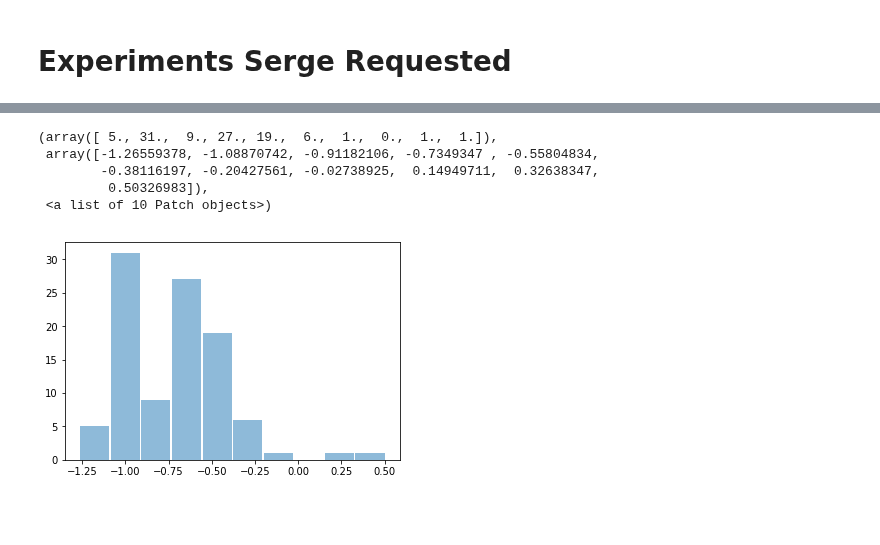
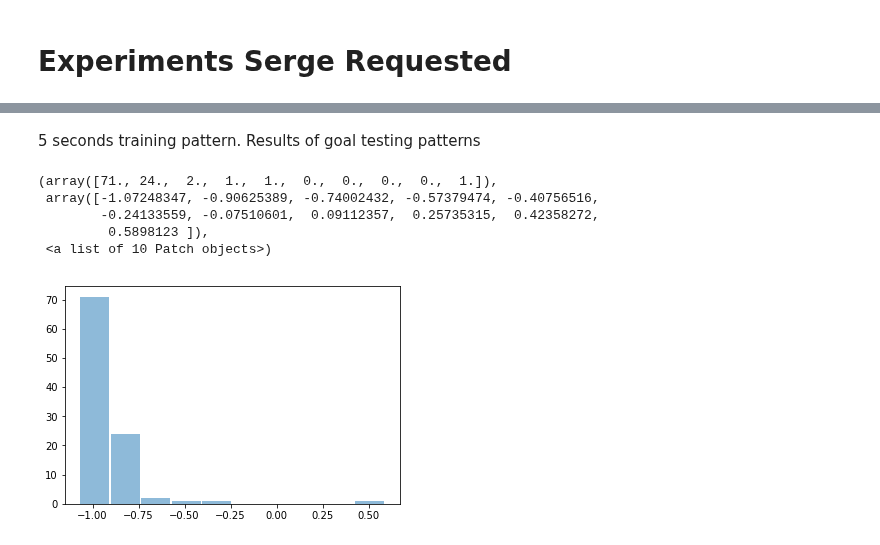
Before and after one commit to maddybartlett/NEN001, a Jupyter notebook: Plots.ipynb, the cells around one changed output, grey strips where cells are left out. Cells and saved outputs as stored; diff of their text form; code cells hidden in the pictures; blank space fills up the shorter version.

Commit message:
Changed Serge's experiments histograms to show results of goal testing patterns

```diff
--- a/Plots.ipynb
+++ b/Plots.ipynb
@@ -779,18 +761,47 @@ plt.hist(len_5, rwidth=0.95, alpha=0.5, label='5 seconds training')
-# %%
-data_5_8 = pd.DataFrame(pytry.read('len_5_dim_8'))
-
-lendim = []
-for i in range(len(data_5_8.T[:100])):
-    a = data_5_8.T[:100].iloc[i].values
-    b = np.concatenate(a).ravel().tolist()
-    lendim.append(b)
-lendim = np.asarray(lendim)
-
-plt.hist(lendim, rwidth=0.95, alpha=0.5, label='5 seconds training')
-# %% [output]
-(array([ 5., 31.,  9., 27., 19.,  6.,  1.,  0.,  1.,  1.]),
- array([-1.26559378, -1.08870742, -0.91182106, -0.7349347 , -0.55804834,
-        -0.38116197, -0.20427561, -0.02738925,  0.14949711,  0.32638347,
-         0.50326983]),
- <a list of 10 Patch objects>)
-[figure, removed]
+# %% [markdown]
+5 seconds training pattern. Results of goal testing patterns
+# %%
+data_5 = pd.DataFrame(pytry.read('len_5'))
+
+gtsxl = pd.DataFrame({'goal_test': pd.concat([data_5.accuracy_test0, data_5.accuracy_test1, data_5.accuracy_test2, data_5.accuracy_test3,
+                                        data_5.accuracy_test4, data_5.accuracy_test5, data_5.accuracy_test6, data_5.accuracy_test7,
+                                        data_5.accuracy_test8, data_5.accuracy_test9, data_5.accuracy_test10, data_5.accuracy_test11,
+                                        data_5.accuracy_test12, data_5.accuracy_test13, data_5.accuracy_test14, data_5.accuracy_test15,
+                                        data_5.accuracy_test16, data_5.accuracy_test17, data_5.accuracy_test18, data_5.accuracy_test19,
+                                        data_5.accuracy_test20, data_5.accuracy_test21, data_5.accuracy_test22, data_5.accuracy_test23,
+                                        data_5.accuracy_test24, data_5.accuracy_test25, data_5.accuracy_test26, data_5.accuracy_test27,
+                                        data_5.accuracy_test28, data_5.accuracy_test29, data_5.accuracy_test30, data_5.accuracy_test31,
+                                        data_5.accuracy_test32, data_5.accuracy_test33, data_5.accuracy_test34, data_5.accuracy_test35,
+                                        data_5.accuracy_test36, data_5.accuracy_test37, data_5.accuracy_test38, data_5.accuracy_test39,
+                                        data_5.accuracy_test40, data_5.accuracy_test41, data_5.accuracy_test42, data_5.accuracy_test43,
+                                        data_5.accuracy_test44, data_5.accuracy_test45, data_5.accuracy_test46, data_5.accuracy_test47,
+                                        data_5.accuracy_test48, data_5.accuracy_test49, data_5.accuracy_test50, data_5.accuracy_test51,
+                                        data_5.accuracy_test52, data_5.accuracy_test53, data_5.accuracy_test54, data_5.accuracy_test55,
+                                        data_5.accuracy_test56, data_5.accuracy_test57, data_5.accuracy_test58, data_5.accuracy_test59,
+                                        data_5.accuracy_test60, data_5.accuracy_test61, data_5.accuracy_test62, data_5.accuracy_test63,
+                                        data_5.accuracy_test64, data_5.accuracy_test65, data_5.accuracy_test66, data_5.accuracy_test67,
+                                        data_5.accuracy_test68, data_5.accuracy_test69, data_5.accuracy_test70, data_5.accuracy_test71,
+                                        data_5.accuracy_test72, data_5.accuracy_test73, data_5.accuracy_test74, data_5.accuracy_test75,
+                                        data_5.accuracy_test76, data_5.accuracy_test77, data_5.accuracy_test78, data_5.accuracy_test79,
+                                        data_5.accuracy_test80, data_5.accuracy_test81, data_5.accuracy_test82, data_5.accuracy_test83,
+                                        data_5.accuracy_test84, data_5.accuracy_test85, data_5.accuracy_test86, data_5.accuracy_test87,
+                                        data_5.accuracy_test88, data_5.accuracy_test89, data_5.accuracy_test90, data_5.accuracy_test91,
+                                        data_5.accuracy_test92, data_5.accuracy_test93, data_5.accuracy_test94, data_5.accuracy_test95,
+                                        data_5.accuracy_test96, data_5.accuracy_test97, data_5.accuracy_test98, data_5.accuracy_test99])})
+
+
+len_5_aimless = []
+for i in range(len(gtsxl)):
+    a = gtsxl.iloc[i].values
+    b = np.concatenate(a).ravel().tolist()
+    len_5_aimless.append(b)
+len_5_aimless = np.asarray(len_5_aimless)
+
+plt.hist(len_5_aimless, rwidth=0.95, alpha=0.5, label='5 seconds training')
+# %% [output]
+(array([71., 24.,  2.,  1.,  1.,  0.,  0.,  0.,  0.,  1.]),
+ array([-1.07248347, -0.90625389, -0.74002432, -0.57379474, -0.40756516,
+        -0.24133559, -0.07510601,  0.09112357,  0.25735315,  0.42358272,
+         0.5898123 ]),
+ <a list of 10 Patch objects>)
+[figure, added]
```
Also changed, not shown: parts of 3 cells of this notebook.
